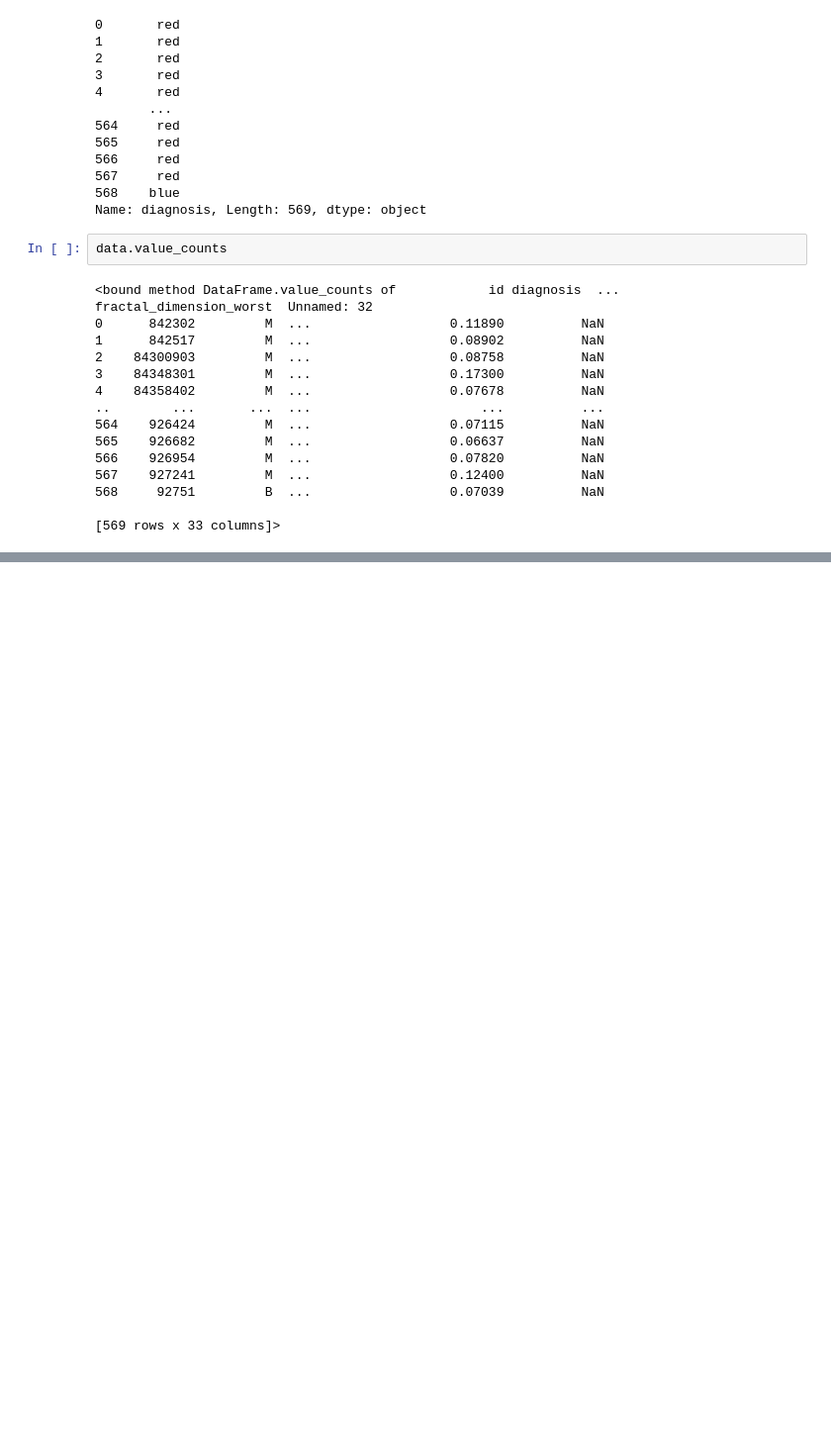
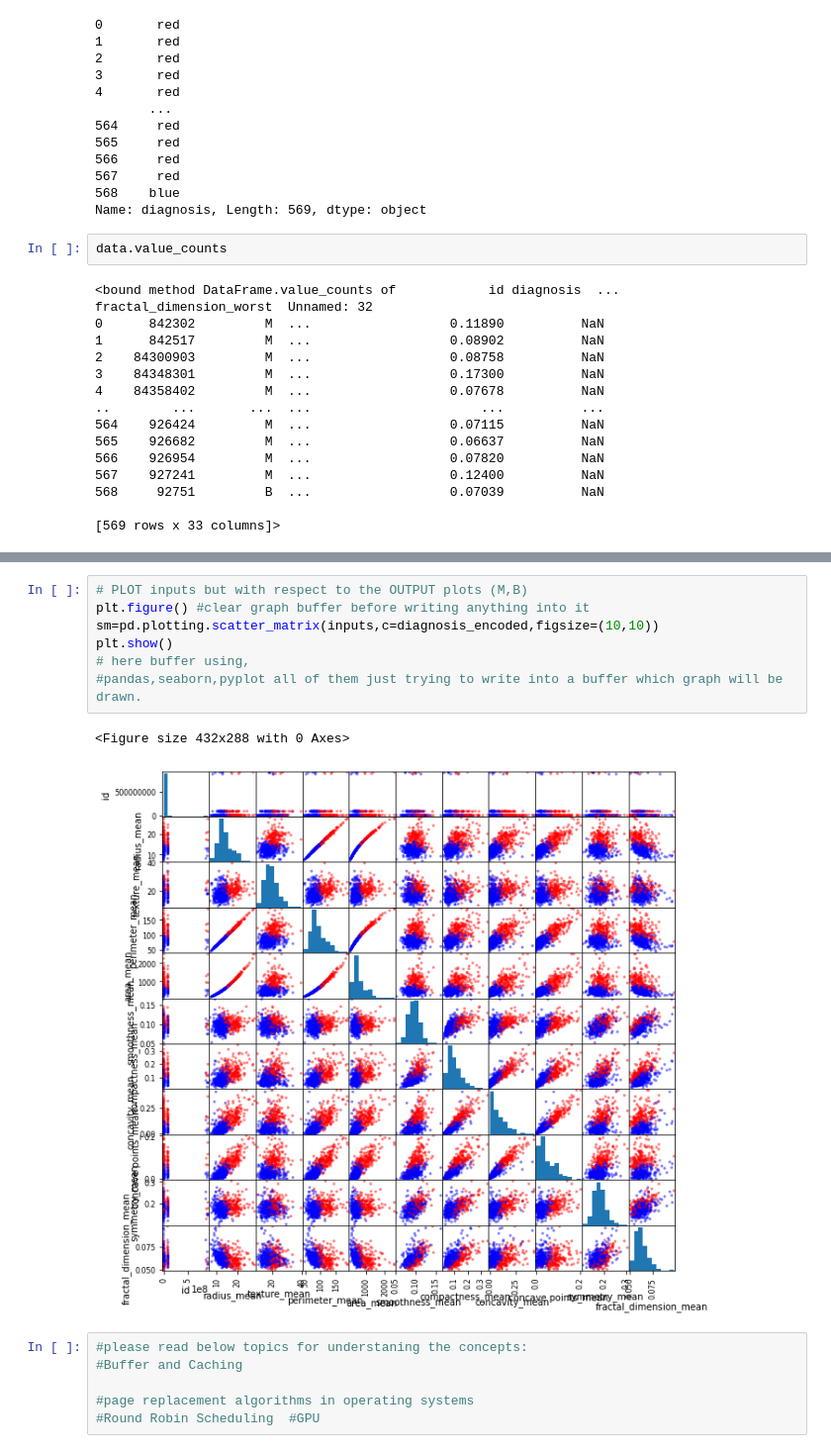
Before and after one commit to lellabhaskar/Tejasvini, a Jupyter notebook: 1p_Welcome_DS.ipynb, the cells around one changed output, grey strips where cells are left out. Shown at 99% size. Drawn from its saved outputs; the diff is of its cells as text; blank space fills up the shorter version.

```diff
--- a/1p_Welcome_DS.ipynb
+++ b/1p_Welcome_DS.ipynb
@@ -306,3 +306,19 @@ inputs.head()
 | 2 | 84300903 | 19.69 | 21.25 | 130.00 | 1203.0 | 0.10960 | 0.15990 | ... |
 | 3 | 84348301 | 11.42 | 20.38 | 77.58 | 386.1 | 0.14250 | 0.28390 | ... |
 | 4 | 84358402 | 20.29 | 14.34 | 135.10 | 1297.0 | 0.10030 | 0.13280 | ... |
+# %%
+# PLOT inputs but with respect to the OUTPUT plots (M,B)
+plt.figure() #clear graph buffer before writing anything into it
+sm=pd.plotting.scatter_matrix(inputs,c=diagnosis_encoded,figsize=(10,10))
+plt.show()
+# here buffer using,
+#pandas,seaborn,pyplot all of them just trying to write into a buffer which graph will be drawn.
+# %% [output]
+<Figure size 432x288 with 0 Axes>
+[figure, added]
+# %%
+#please read below topics for understaning the concepts:
+#Buffer and Caching
+
+#page replacement algorithms in operating systems
+#Round Robin Scheduling  #GPU
```
Also changed, not shown: parts of 2 cells of this notebook.
